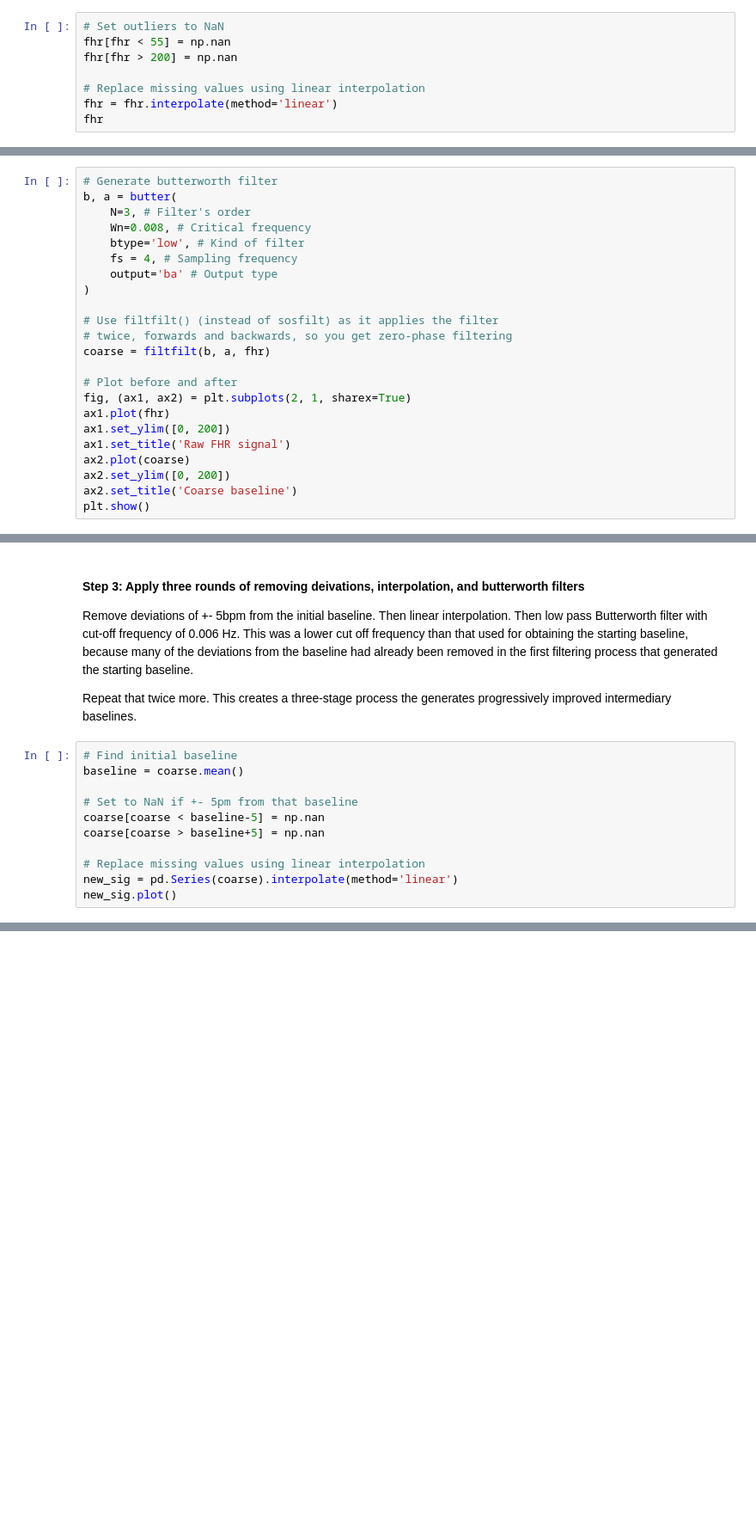
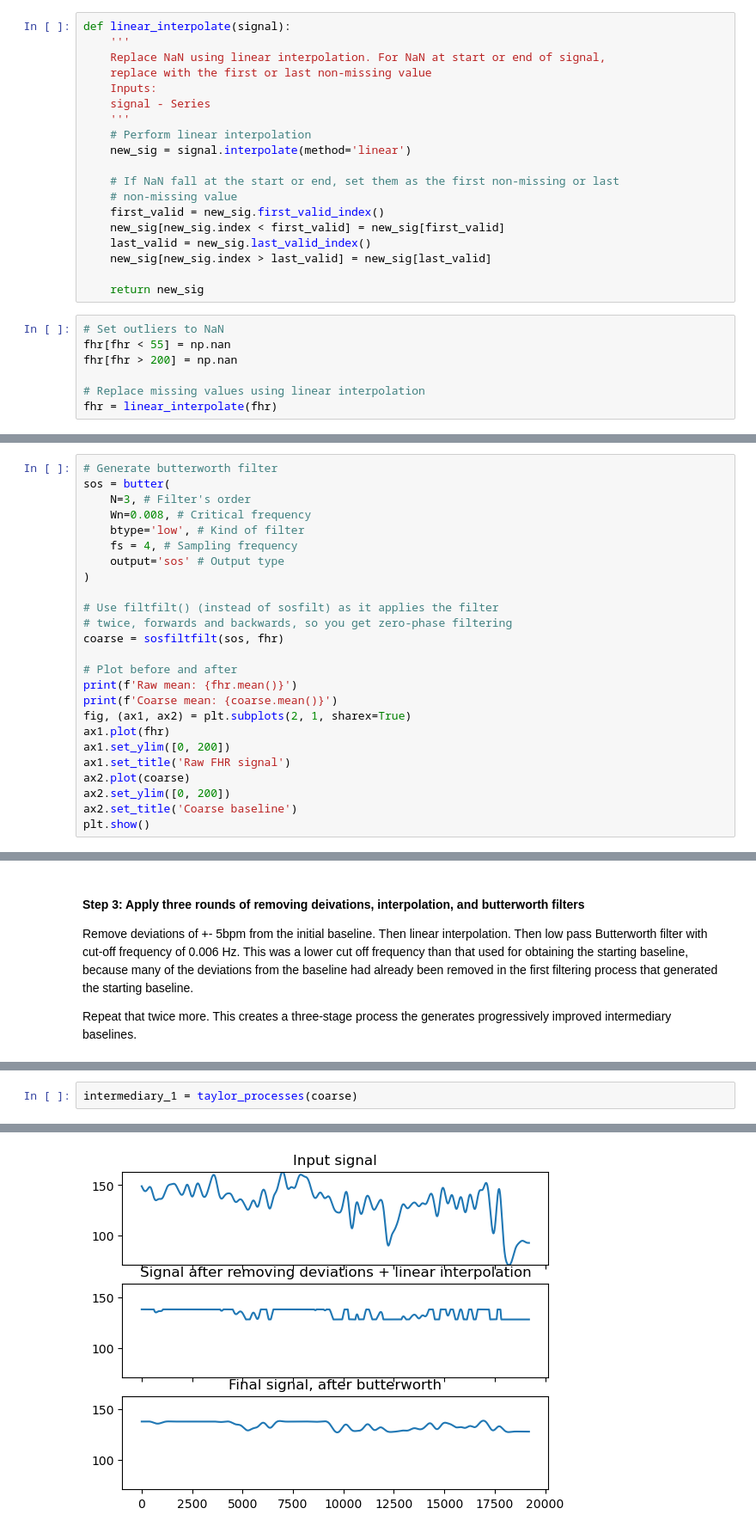
Before and after one commit to birth-outcomes/ctg_exploratory, a Jupyter notebook: 12_feature_extraction.ipynb, the cells around one changed output, grey strips where cells are left out. Shown at 86% size. Saved outputs shown, nothing was run; the diff lists cells and outputs as text; blank space fills up the shorter version.

Commit message:
Successful implementation of FHR baseline calculation using method from Taylor et al 2000, not yet validated against FHRMA

```diff
--- a/12_feature_extraction.ipynb
+++ b/12_feature_extraction.ipynb
@@ -185,11 +185,29 @@ Name: FHR, Length: 19200, dtype: float64
 #### Step 1: Interpolate invalid data points
 
 Remove periods of signal loss by detecting large deviations in fetal heart rate, and values outside of accepted range of 55-200bpm. These readings are discarded and replaced by linear interpolation between valid data points.
+# %%
+def linear_interpolate(signal):
+    '''
+    Replace NaN using linear interpolation. For NaN at start or end of signal,
+    replace with the first or last non-missing value
+    Inputs:
+    signal - Series
+    '''
+    # Perform linear interpolation
+    new_sig = signal.interpolate(method='linear')
+
+    # If NaN fall at the start or end, set them as the first non-missing or last
+    # non-missing value
+    first_valid = new_sig.first_valid_index()
+    new_sig[new_sig.index < first_valid] = new_sig[first_valid]
+    last_valid = new_sig.last_valid_index()
+    new_sig[new_sig.index > last_valid] = new_sig[last_valid]
+
+    return new_sig
 # %%
 # Set outliers to NaN
 fhr[fhr < 55] = np.nan
 fhr[fhr > 200] = np.nan
 
 # Replace missing values using linear interpolation
-fhr = fhr.interpolate(method='linear')
-fhr
+fhr = linear_interpolate(fhr)
@@ -212,19 +217,21 @@ Name: FHR, Length: 19200, dtype: float64
 Low pass filter using third order zero-phase (two-pass) Butterworth filter with frequency cut off of 0.008Hz
 # %%
 # Generate butterworth filter
-b, a = butter(
+sos = butter(
     N=3, # Filter's order
     Wn=0.008, # Critical frequency
     btype='low', # Kind of filter
     fs = 4, # Sampling frequency
-    output='ba' # Output type
+    output='sos' # Output type
 )
 
 # Use filtfilt() (instead of sosfilt) as it applies the filter
 # twice, forwards and backwards, so you get zero-phase filtering
-coarse = filtfilt(b, a, fhr)
+coarse = sosfiltfilt(sos, fhr)
 
 # Plot before and after
+print(f'Raw mean: {fhr.mean()}')
+print(f'Coarse mean: {coarse.mean()}')
 fig, (ax1, ax2) = plt.subplots(2, 1, sharex=True)
 ax1.plot(fhr)
 ax1.set_ylim([0, 200])
@@ -241,14 +250,3 @@ plt.show()
 Remove deviations of +- 5bpm from the initial baseline. Then linear interpolation. Then low pass Butterworth filter with cut-off frequency of 0.006 Hz. This was a lower cut off frequency than that used for obtaining the starting baseline, because many of the deviations from the baseline had already been removed in the first filtering process that generated the starting baseline.
 
 Repeat that twice more. This creates a three-stage process the generates progressively improved intermediary baselines.
-# %%
-# Find initial baseline
-baseline = coarse.mean()
-
-# Set to NaN if +- 5pm from that baseline
-coarse[coarse < baseline-5] = np.nan
-coarse[coarse > baseline+5] = np.nan
-
-# Replace missing values using linear interpolation
-new_sig = pd.Series(coarse).interpolate(method='linear')
-new_sig.plot()
@@ -273,0 +306,3 @@ pd.Series(new).plot()
+# %%
+intermediary_1 = taylor_processes(coarse)
+# %% [output]
@@ -273,0 +310 @@ pd.Series(new).plot()
+[figure, added]
```
Also changed, not shown: parts of 12 cells of this notebook.
